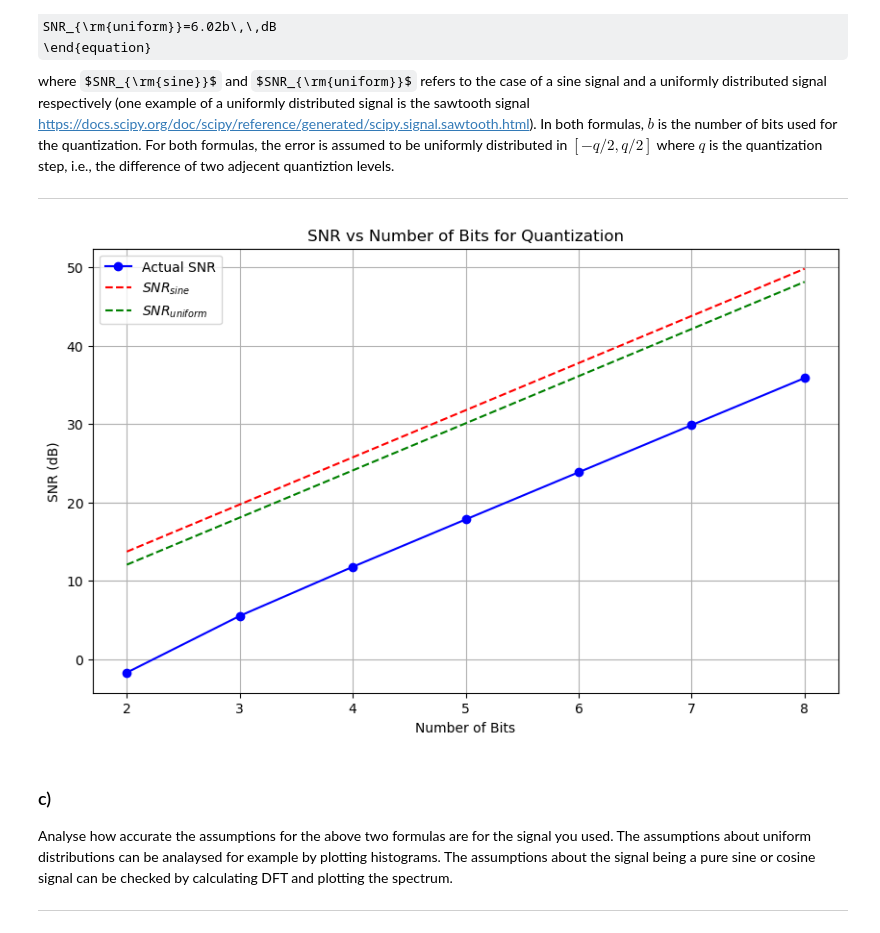
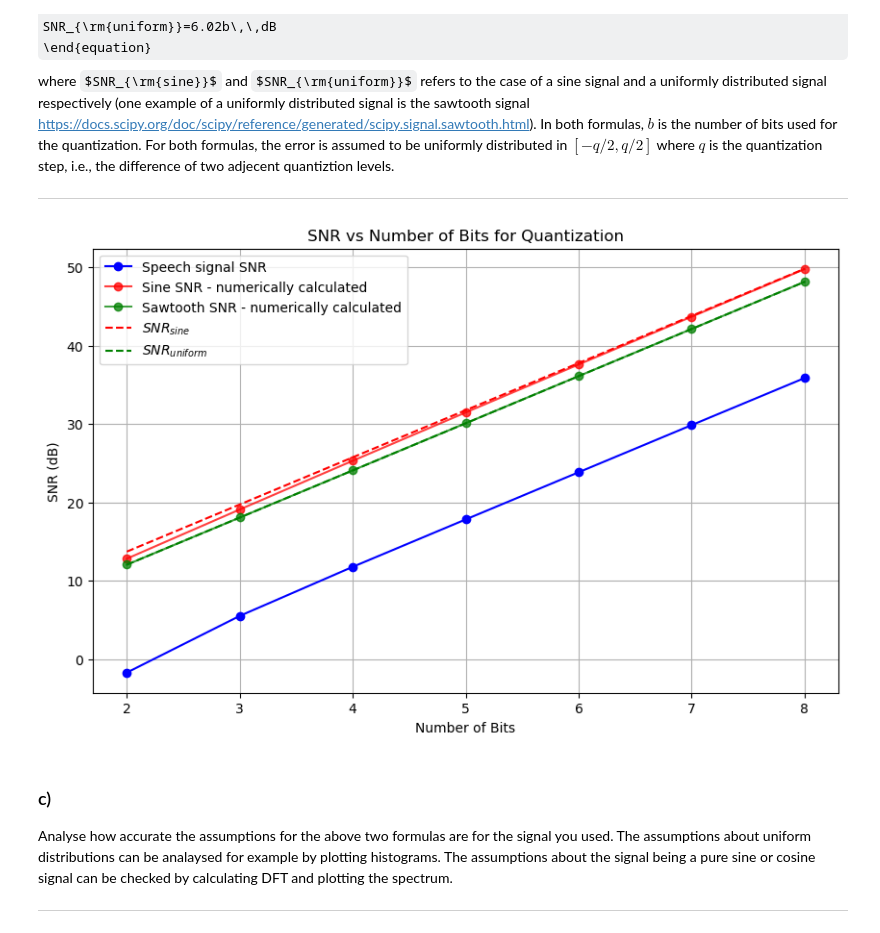
Before and after one commit to LukasFoltyn/czsa-first-homework, a Jupyter notebook: CZSa_2024_HW1.ipynb, the cells around one changed output. Saved outputs shown, nothing was run; the diff lists cells and outputs as text; code cells hidden in the pictures; some formulas as TeX source.

```diff
--- a/CZSa_2024_HW1.ipynb
+++ b/CZSa_2024_HW1.ipynb
@@ -24,7 +24,7 @@ from scipy import signal
 from IPython.display import Audio
 
 audio_file = "00011.wav"
-r, a = scipy.io.wavfile.read(audio_file)
+sr, a = scipy.io.wavfile.read(audio_file)
 a = a.astype("int32")
 # Note that this means we are using 32bit quantization.
 # The original quantization was 16 so we can't get better than that actually (worth keeping in mind in the below experiments).
@@ -57,24 +57,22 @@ def quantize(x, b=4, level_at_zero=False):
 
 # Returns the input normalized so that is in [-1,1]
 def normalize(x):
-    return 2*(x - np.min(x)) / (np.max(x) - np.min(x))-1, np.max(x),  np.min(x)
-
-# Sets it back to its original range
-def de_normalize(x, ma, mi):
-    return (x + 1)*(ma-mi)/2 + mi
+    return 2 * (x - np.min(x)) / (np.max(x) - np.min(x)) - 1
 
 # Calculating the SNR
 def calculate_snr(original_signal, quantized_signal):
     # Power of the original signal
     signal_power = np.mean(original_signal**2)
 
+    error_signal = original_signal - quantized_signal
+
     # Power of the noise (quantization error)
-    noise_power = np.mean((original_signal - quantized_signal)**2)
+    noise_power = np.mean(error_signal**2)
 
     # Calculate SNR in decibels
     snr = 10 * np.log10(signal_power / noise_power)
 
-    return snr, (original_signal - quantized_signal)
+    return snr, error_signal
 # %% [markdown]
 **Why calculating power is sufficient in this case**
 
@@ -132,22 +158,24 @@ where $SNR_{\rm{sine}}$ and $SNR_{\rm{uniform}}$ refers to the case of a sine si
 # %%
 # Theoretical SNR values for sine and uniform signals
 snr_sine = 6.02 * bits + 1.67
 snr_uniform = 6.02 * bits
 
 plt.figure(figsize=(10, 6))
-plt.plot(bits, snr_values, marker='o', linestyle='-', color='b', label='Actual SNR')
+plt.plot(bits, as_snr_values, marker='o', linestyle='-', color='b', label='Speech signal SNR')
+plt.plot(bits, sine_snr_values, marker='o', linestyle='-', color='r', label='Sine SNR - numerically calculated', alpha=0.75)
+plt.plot(bits, sawtooth_snr_values, marker='o', linestyle='-', color='g', label='Sawtooth SNR - numerically calculated', alpha=0.75)
 plt.plot(bits, snr_sine, linestyle='--', color='r', label='$SNR_{sine}$')
 plt.plot(bits, snr_uniform, linestyle='--', color='g', label='$SNR_{uniform}$')
 
 plt.title('SNR vs Number of Bits for Quantization')
 plt.xlabel('Number of Bits')
 plt.ylabel('SNR (dB)')
 plt.grid(True)
 plt.legend()
 
 plt.show()
 # %% [output]
-[figure, old version]
+[figure, new version]
 # %% [markdown]
 ### c)
 Analyse how accurate the assumptions for the above two formulas are for the signal you used. The assumptions about uniform distributions can be analaysed for example by plotting histograms. The assumptions about the signal being a pure sine or cosine signal can be checked by calculating DFT and plotting the spectrum.
```
Also changed, not shown: parts of 8 cells of this notebook.
